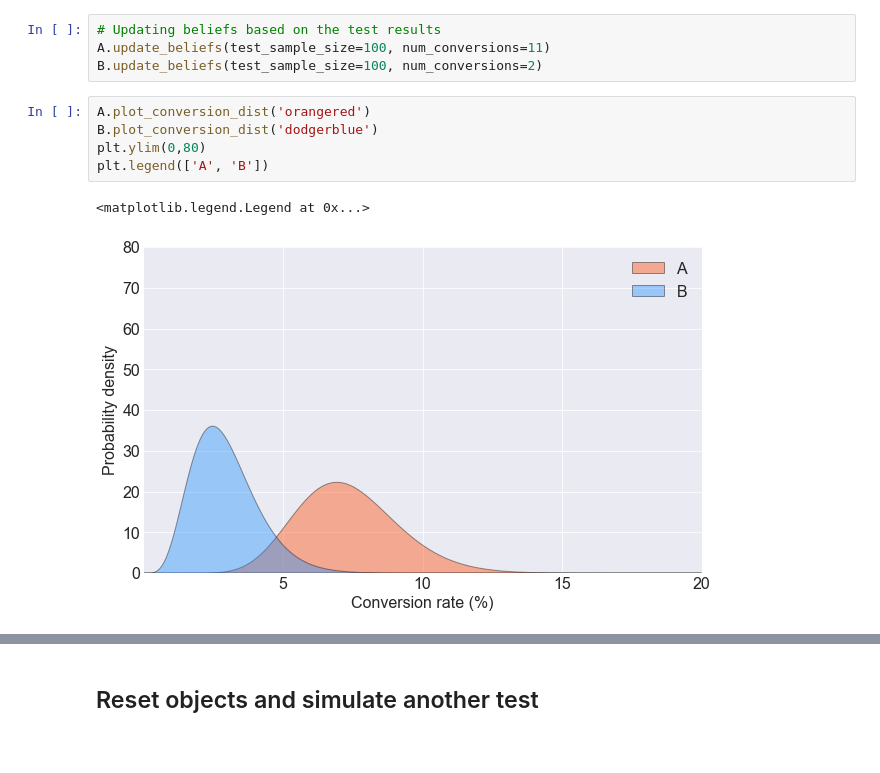
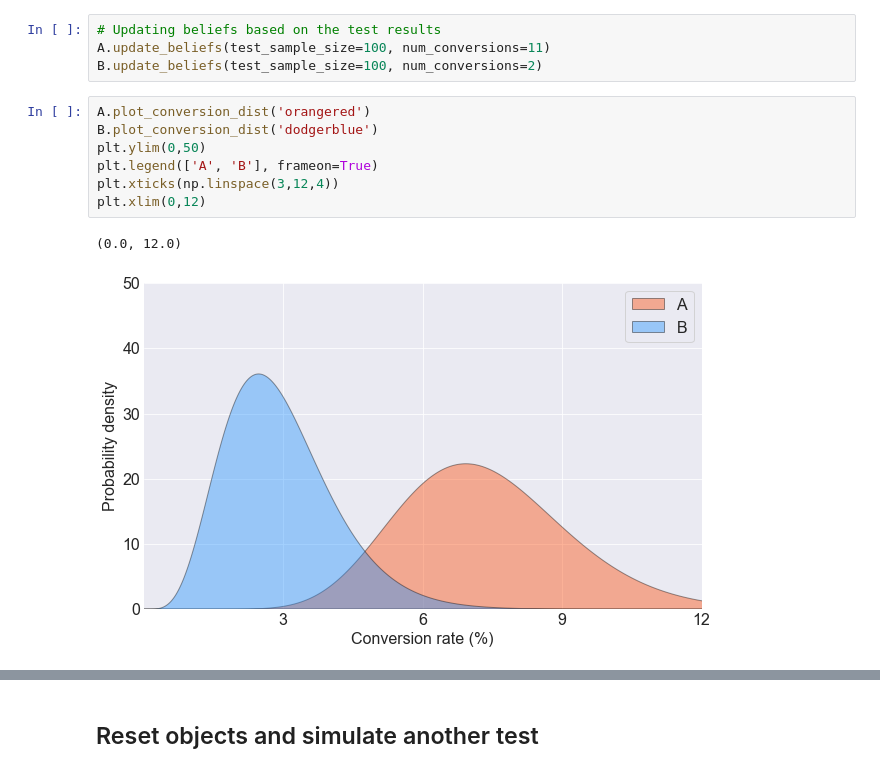
Before and after one commit to tbuffington7/valuable-AB-testing, a Jupyter notebook: AB_testing_notebook.ipynb, the cells around one changed output, grey strips where cells are left out. Cells and saved outputs as stored; diff of their text form.

```diff
--- a/AB_testing_notebook.ipynb
+++ b/AB_testing_notebook.ipynb
@@ -67,9 +66,11 @@ B.update_beliefs(test_sample_size=100, num_conversions=2)
 # %%
 A.plot_conversion_dist('orangered')
 B.plot_conversion_dist('dodgerblue')
-plt.ylim(0,80)
-plt.legend(['A', 'B'])
+plt.ylim(0,50)
+plt.legend(['A', 'B'], frameon=True)
+plt.xticks(np.linspace(3,12,4))
+plt.xlim(0,12)
 # %% [output]
-<matplotlib.legend.Legend at 0x...>
+(0.0, 12.0)
-[figure, old version]
+[figure, new version]
 # %%
```
Also changed, not shown: parts of 10 cells of this notebook, 2 other files.
